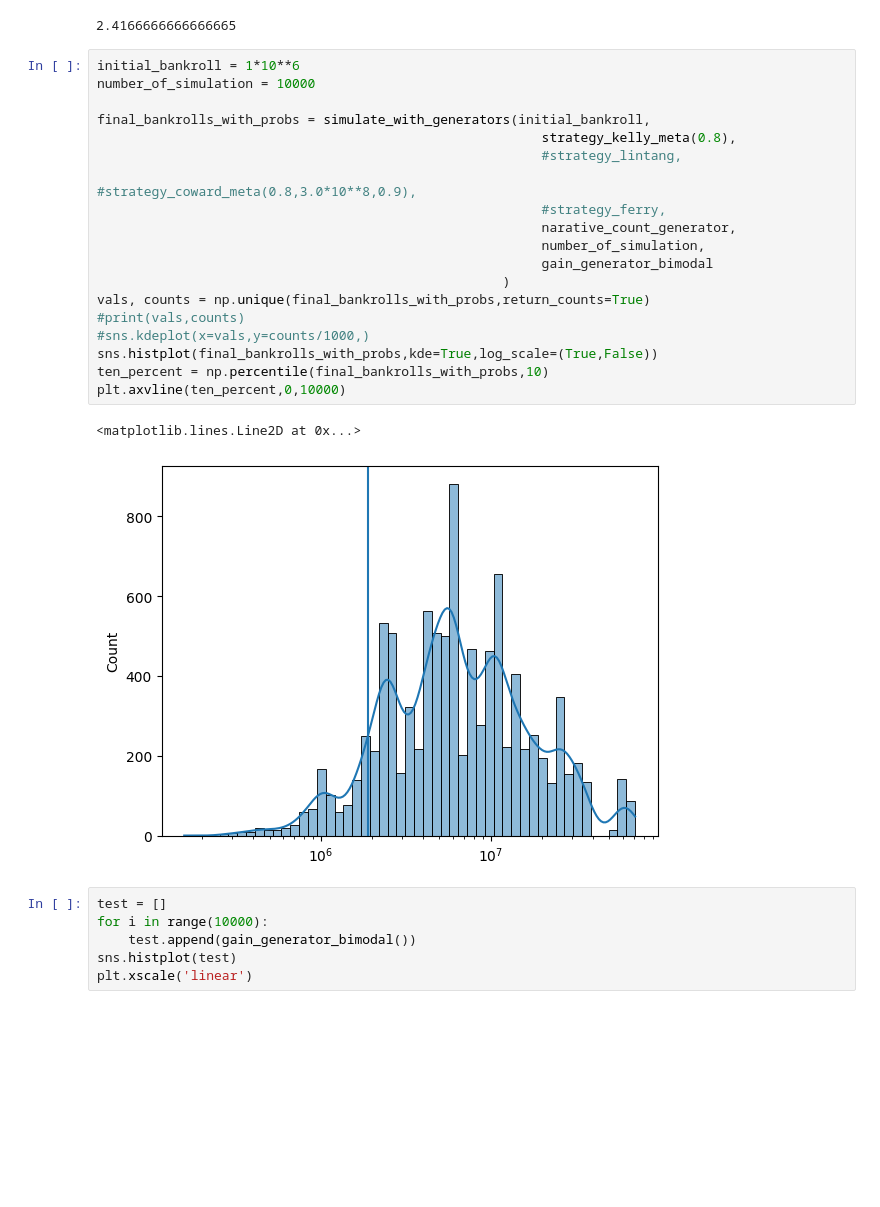
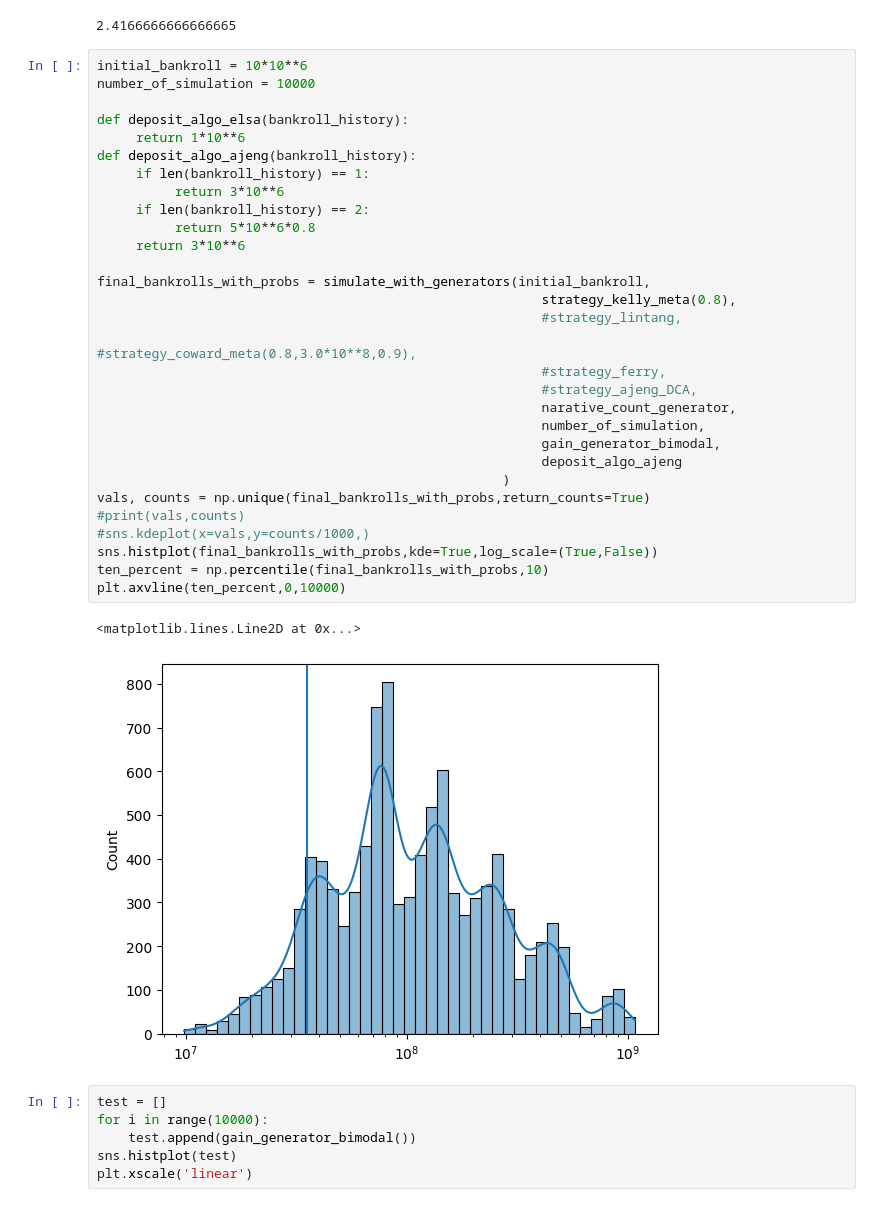
Before and after one commit to messier12/bullrun-strat-simulator, a Jupyter notebook: kelly_criterion.ipynb, the cells around one changed output. Cells and saved outputs as stored; diff of their text form; blank space fills up the shorter version.

Commit message:
added deposit strategy

```diff
--- a/kelly_criterion.ipynb
+++ b/kelly_criterion.ipynb
@@ -288,27 +297,38 @@ def narative_count_generator():
 # %% [output]
 2.4166666666666665
 # %%
-initial_bankroll = 1*10**6
+initial_bankroll = 10*10**6
 number_of_simulation = 10000
+
+def deposit_algo_elsa(bankroll_history):
+     return 1*10**6
+def deposit_algo_ajeng(bankroll_history):
+     if len(bankroll_history) == 1:
+          return 3*10**6
+     if len(bankroll_history) == 2:
+          return 5*10**6*0.8
+     return 3*10**6
 
 final_bankrolls_with_probs = simulate_with_generators(initial_bankroll,
                                                          strategy_kelly_meta(0.8),
                                                          #strategy_lintang,
                                                          #strategy_coward_meta(0.8,3.0*10**8,0.9),
                                                          #strategy_ferry,
+                                                         #strategy_ajeng_DCA,
                                                          narative_count_generator,
                                                          number_of_simulation,
-                                                         gain_generator_bimodal
+                                                         gain_generator_bimodal,
+                                                         deposit_algo_ajeng
                                                     )
 vals, counts = np.unique(final_bankrolls_with_probs,return_counts=True)
 #print(vals,counts)
 #sns.kdeplot(x=vals,y=counts/1000,)
 sns.histplot(final_bankrolls_with_probs,kde=True,log_scale=(True,False))
 ten_percent = np.percentile(final_bankrolls_with_probs,10)
 plt.axvline(ten_percent,0,10000)
 # %% [output]
 <matplotlib.lines.Line2D at 0x...>
-[figure, old version]
+[figure, new version]
 # %%
 test = []
 for i in range(10000):
```
Also changed, not shown: parts of 1 cell of this notebook.
